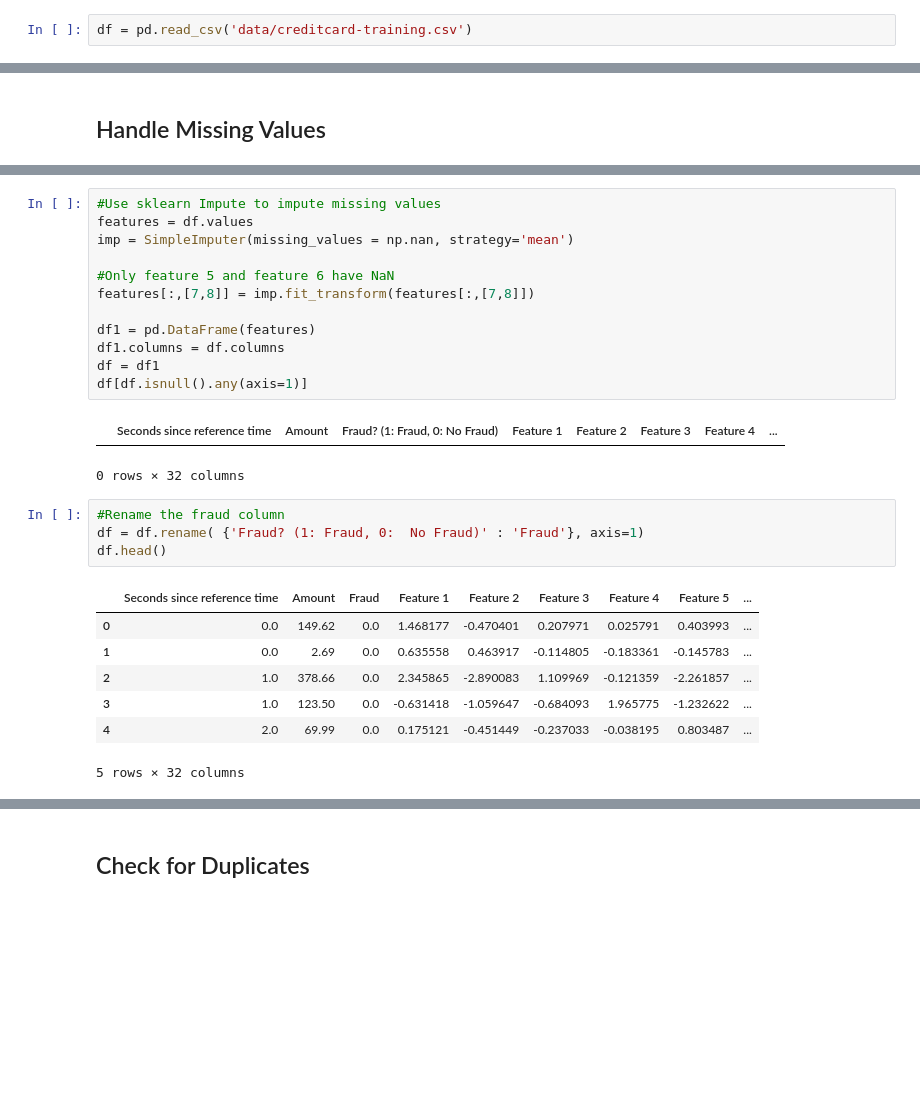
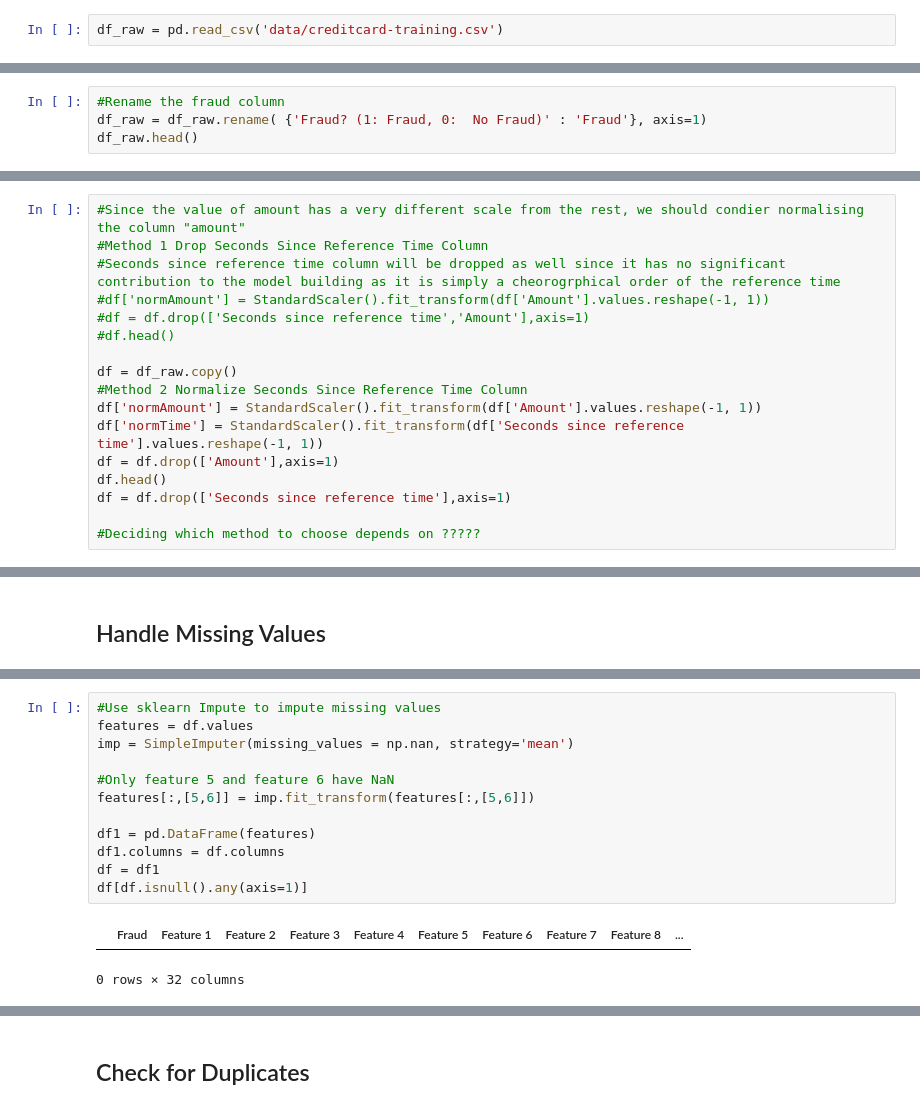
Before and after one commit to shubhamperiwal/fraud_detection, a Jupyter notebook: Final Notebook.ipynb, the cells around one changed output, grey strips where cells are left out. Cells and saved outputs as stored; diff of their text form; blank space fills up the shorter version.

```diff
--- a/Final Notebook.ipynb
+++ b/Final Notebook.ipynb
@@ -40,7 +46,7 @@ import numbers
 # df = pd.read_csv(os.environ['DSX_PROJECT_DIR']+'/datasets/creditcard-training.csv')
 # df.head()
 # %%
-df = pd.read_csv('data/creditcard-training.csv')
+df_raw = pd.read_csv('data/creditcard-training.csv')
 # %% [markdown]
 # Data Exploration
 # %%
@@ -59,3 +65,7 @@ df.head()
 | 3 | 1 | 123.50 | 0 | -0.631418 | -1.059647 | -0.684093 | 1.965775 | ... |
 | 4 | 2 | 69.99 | 0 | 0.175121 | -0.451449 | -0.237033 | -0.038195 | ... |
 5 rows × 32 columns
+# %%
+#Rename the fraud column
+df_raw = df_raw.rename( {'Fraud? (1: Fraud, 0:  No Fraud)' : 'Fraud'}, axis=1)
+df_raw.head()
@@ -73,3 +107,20 @@ df[df.isnull().any(axis=1)].head()
+# %%
+#Since the value of amount has a very different scale from the rest, we should condier normalising the column "amount"
+#Method 1 Drop Seconds Since Reference Time Column
+#Seconds since reference time column will be dropped as well since it has no significant contribution to the model building as it is simply a cheorogrphical order of the reference time
+#df['normAmount'] = StandardScaler().fit_transform(df['Amount'].values.reshape(-1, 1))
+#df = df.drop(['Seconds since reference time','Amount'],axis=1)
+#df.head()
+
+df = df_raw.copy()
+#Method 2 Normalize Seconds Since Reference Time Column
+df['normAmount'] = StandardScaler().fit_transform(df['Amount'].values.reshape(-1, 1))
+df['normTime'] = StandardScaler().fit_transform(df['Seconds since reference time'].values.reshape(-1, 1))
+df = df.drop(['Amount'],axis=1)
+df.head()
+df = df.drop(['Seconds since reference time'],axis=1)
+
+#Deciding which method to choose depends on ?????
 # %% [markdown]
 There are missing values so we will use Sklearn Imputer to impute
 # %% [markdown]
@@ -77,30 +148,18 @@ There are missing values so we will use Sklearn Imputer to impute
 # %%
 #Use sklearn Impute to impute missing values
 features = df.values
 imp = SimpleImputer(missing_values = np.nan, strategy='mean')
 
 #Only feature 5 and feature 6 have NaN
-features[:,[7,8]] = imp.fit_transform(features[:,[7,8]])
+features[:,[5,6]] = imp.fit_transform(features[:,[5,6]])
 
 df1 = pd.DataFrame(features)
 df1.columns = df.columns
 df = df1
 df[df.isnull().any(axis=1)]
 # %% [output]
-|  | Seconds since reference time | Amount | Fraud? (1: Fraud, 0: No Fraud) | Feature 1 | Feature 2 | Feature 3 | Feature 4 | ... |
+|  | Fraud | Feature 1 | Feature 2 | Feature 3 | Feature 4 | Feature 5 | Feature 6 | Feature 7 | Feature 8 | ... |
 0 rows × 32 columns
-# %%
-#Rename the fraud column
-df = df.rename( {'Fraud? (1: Fraud, 0:  No Fraud)' : 'Fraud'}, axis=1)
-df.head()
-# %% [output]
-|  | Seconds since reference time | Amount | Fraud | Feature 1 | Feature 2 | Feature 3 | Feature 4 | Feature 5 | ... |
-| 0 | 0.0 | 149.62 | 0.0 | 1.468177 | -0.470401 | 0.207971 | 0.025791 | 0.403993 | ... |
-| 1 | 0.0 | 2.69 | 0.0 | 0.635558 | 0.463917 | -0.114805 | -0.183361 | -0.145783 | ... |
-| 2 | 1.0 | 378.66 | 0.0 | 2.345865 | -2.890083 | 1.109969 | -0.121359 | -2.261857 | ... |
-| 3 | 1.0 | 123.50 | 0.0 | -0.631418 | -1.059647 | -0.684093 | 1.965775 | -1.232622 | ... |
-| 4 | 2.0 | 69.99 | 0.0 | 0.175121 | -0.451449 | -0.237033 | -0.038195 | 0.803487 | ... |
-5 rows × 32 columns
 # %%
 #Get difference in means between Fraud and not-fraud
 df.groupby('Fraud').mean()
```
Also changed, not shown: parts of 25 cells of this notebook, 3 other files.
